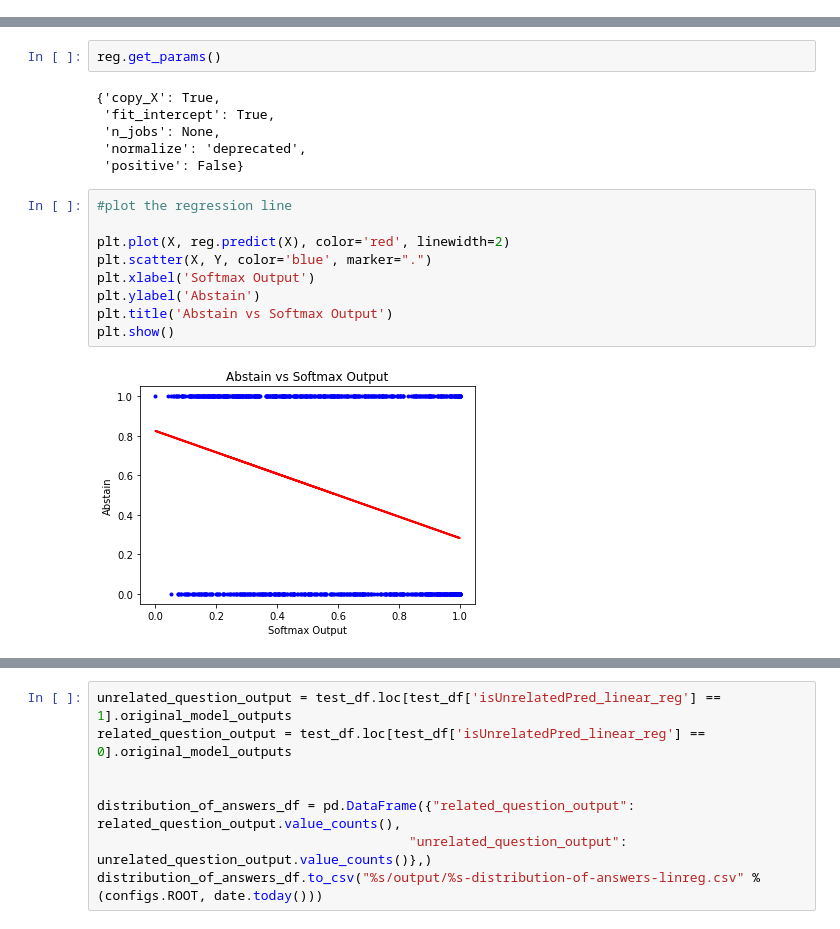
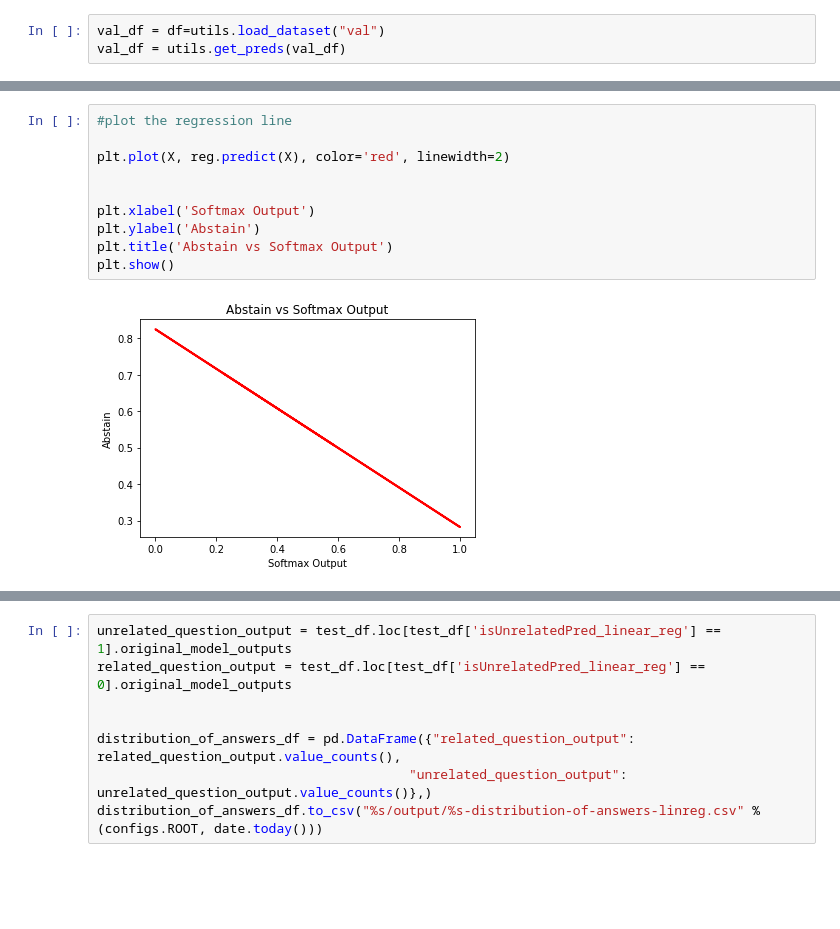
Before and after one commit to tanushreebanerjee/iw-spring-23, a Jupyter notebook: utils/abstain_softmax_linear_classifier.ipynb, the cells around one changed output, grey strips where cells are left out. Saved outputs shown, nothing was run; the diff lists cells and outputs as text; blank space fills up the shorter version.

```diff
--- a/utils/abstain_softmax_linear_classifier.ipynb
+++ b/utils/abstain_softmax_linear_classifier.ipynb
@@ -18,0 +15,3 @@ Unsupported number of image dimensions: 2 ==> Skipping this image
+# %%
+val_df = df=utils.load_dataset("val")
+val_df = utils.get_preds(val_df)
@@ -36,19 +45,12 @@ reg.coef_, reg.intercept_
-# %%
-reg.get_params()
-# %% [output]
-{'copy_X': True,
- 'fit_intercept': True,
- 'n_jobs': None,
- 'normalize': 'deprecated',
- 'positive': False}
 # %%
 #plot the regression line
 
 plt.plot(X, reg.predict(X), color='red', linewidth=2)
-plt.scatter(X, Y, color='blue', marker=".")
+
+
 plt.xlabel('Softmax Output')
 plt.ylabel('Abstain')
 plt.title('Abstain vs Softmax Output')
 plt.show()
 # %% [output]
-[figure, old version]
+[figure, new version]
```
Also changed, not shown: parts of 22 cells of this notebook, 14 other files.
